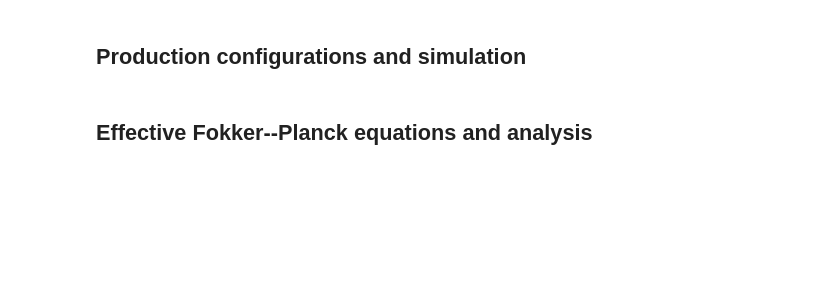
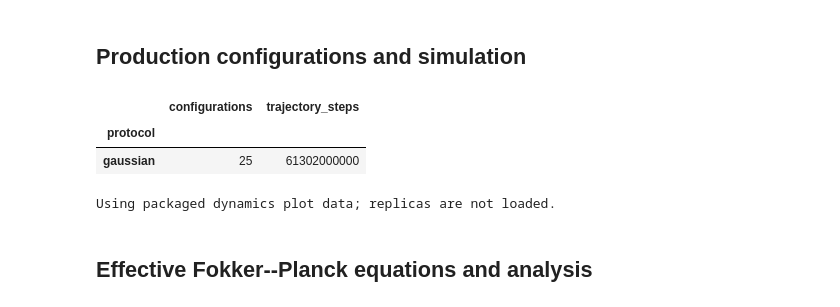
Before and after one commit to AleCorso/Refined_UCNA, a Jupyter notebook: cubic_dynamics.ipynb, the cells around one changed output. Drawn from its saved outputs; the diff is of its cells as text; code cells hidden in the pictures; blank space fills up the shorter version.

```diff
--- a/cubic_dynamics.ipynb
+++ b/cubic_dynamics.ipynb
@@ -79,7 +111,7 @@ class DynamicsExperiment:
     D: float
     protocol: str = 'gaussian'
     dt: float = 0.01
-    pde_dt: float = 0.005
+    pde_dt: float = 0.01
     snapshot_dt: float = 0.05
     n_replicas: int = 10
     samples_per_replica: int = 10_000
@@ -135,33 +167,37 @@ class DynamicsExperiment:
     @property
     def half_width(self):
         widths = [6.0*self.gaussian_sigma]
         for current_D in {self.D, self.D0}:
             widths.append(width_binned(
                 lambda x, current_D=current_D: cubic_ucna_density(x, self.tau, current_D),
                 tail_tolerance=self.tail_tolerance,
             ))
         return float(max(widths))
 
 TAUS = [1.0, 2.0, 4.0, 8.0, 16.0]
 DS = [0.1, 0.3, 1.0, 3.0, 10.0]
 PROTOCOLS = ['gaussian']#['gaussian', 'up_quench', 'down_quench']
 EXPERIMENTS = [
     DynamicsExperiment(
         tau=tau, D=D, protocol=protocol,
         n_replicas=10,
         samples_per_replica=100000
     )
     for protocol in PROTOCOLS for tau in TAUS for D in DS
 ]
 
 cost = pd.DataFrame(asdict(config) | {
     'duration': config.duration, 'burn_duration': config.burn_duration,
     'trajectory_steps': config.n_replicas*config.samples_per_replica
                         *(config.n_steps+config.burn_steps),
 } for config in EXPERIMENTS)
 display(cost.groupby('protocol').agg(
     configurations=('D', 'size'), trajectory_steps=('trajectory_steps', 'sum')
 ))
+# %% [output]
+|  | configurations | trajectory_steps |
+| protocol |  |  |
+| gaussian | 25 | 61302000000 |
 # %%
 def replica_seed(config, replica, stage):
     stage_code = {'initial': 0x101, 'burn': 0x202, 'transient': 0x303}[stage]
@@ -375,6 +411,8 @@ if USE_PRECOMPUTED_PLOT_DATA:
 else:
     if RUN_SIMULATIONS:
         run_missing_replicas(EXPERIMENTS)
+# %% [output]
+Using packaged dynamics plot data; replicas are not loaded.
 # %% [markdown]
 ## Effective Fokker--Planck equations and analysis
 # %%
```
Also changed, not shown: parts of 7 cells of this notebook, 29 other files.
